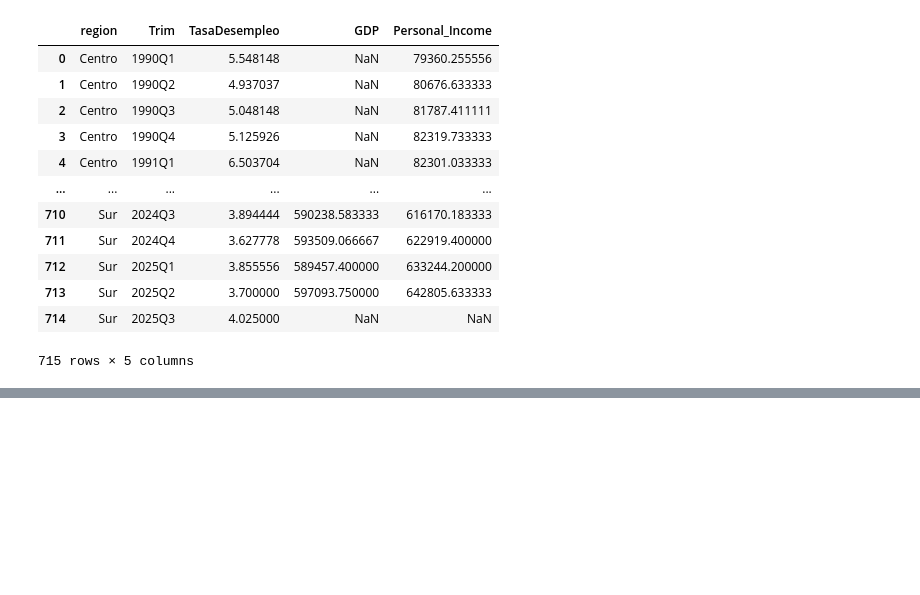
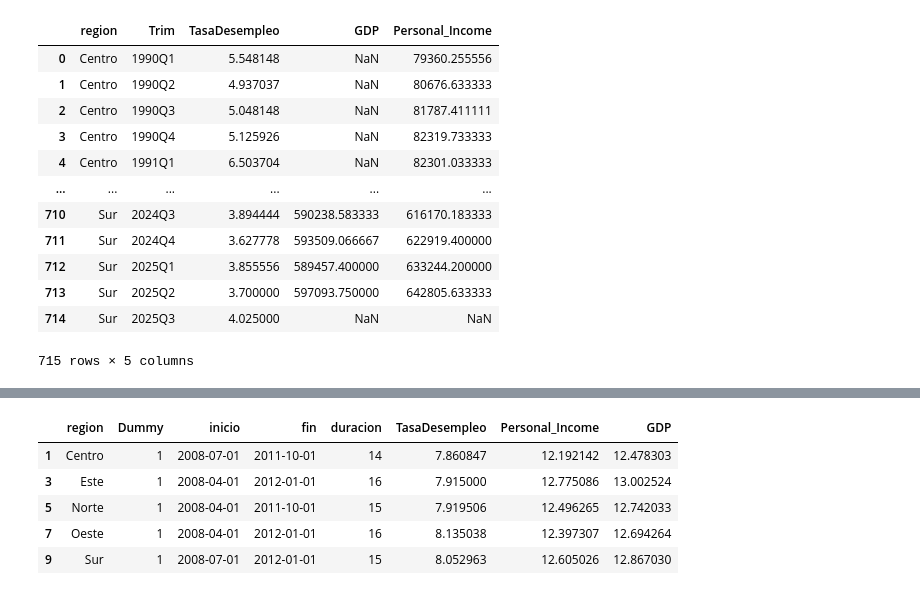
Before and after one commit to Jota-leals/Modelos, a Jupyter notebook: datos_cox.ipynb, the cells around one changed output, grey strips where cells are left out. Cells and saved outputs as stored; diff of their text form; code cells hidden in the pictures; blank space fills up the shorter version.

```diff
--- a/datos_cox.ipynb
+++ b/datos_cox.ipynb
@@ -558,0 +504,22 @@ Stored 'df_final' (DataFrame)
+# %%
+vars_media = (
+    base_cox.dropna(subset=['Dummy'])
+        .groupby(['region', 'Dummy'])
+        .agg({
+            'TasaDesempleo': 'mean',
+            'Personal_Income': 'mean',
+            'GDP': 'mean',
+        })
+        .reset_index()
+)
+# %%
+base_final = duraciones.merge(vars_media, on=['region', 'Dummy'], how='left')
+base_final = base_final[base_final['Dummy']==1]
+base_final
+# %% [output]
+|  | region | Dummy | inicio | fin | duracion | TasaDesempleo | Personal_Income | GDP |
+| 1 | Centro | 1 | 2008-07-01 | 2011-10-01 | 14 | 7.860847 | 12.192142 | 12.478303 |
+| 3 | Este | 1 | 2008-04-01 | 2012-01-01 | 16 | 7.915000 | 12.775086 | 13.002524 |
+| 5 | Norte | 1 | 2008-04-01 | 2011-10-01 | 15 | 7.919506 | 12.496265 | 12.742033 |
+| 7 | Oeste | 1 | 2008-04-01 | 2012-01-01 | 16 | 8.135038 | 12.397307 | 12.694264 |
+| 9 | Sur | 1 | 2008-07-01 | 2012-01-01 | 15 | 8.052963 | 12.605026 | 12.867030 |
```
Also changed, not shown: parts of 15 cells of this notebook, 1 other file.
